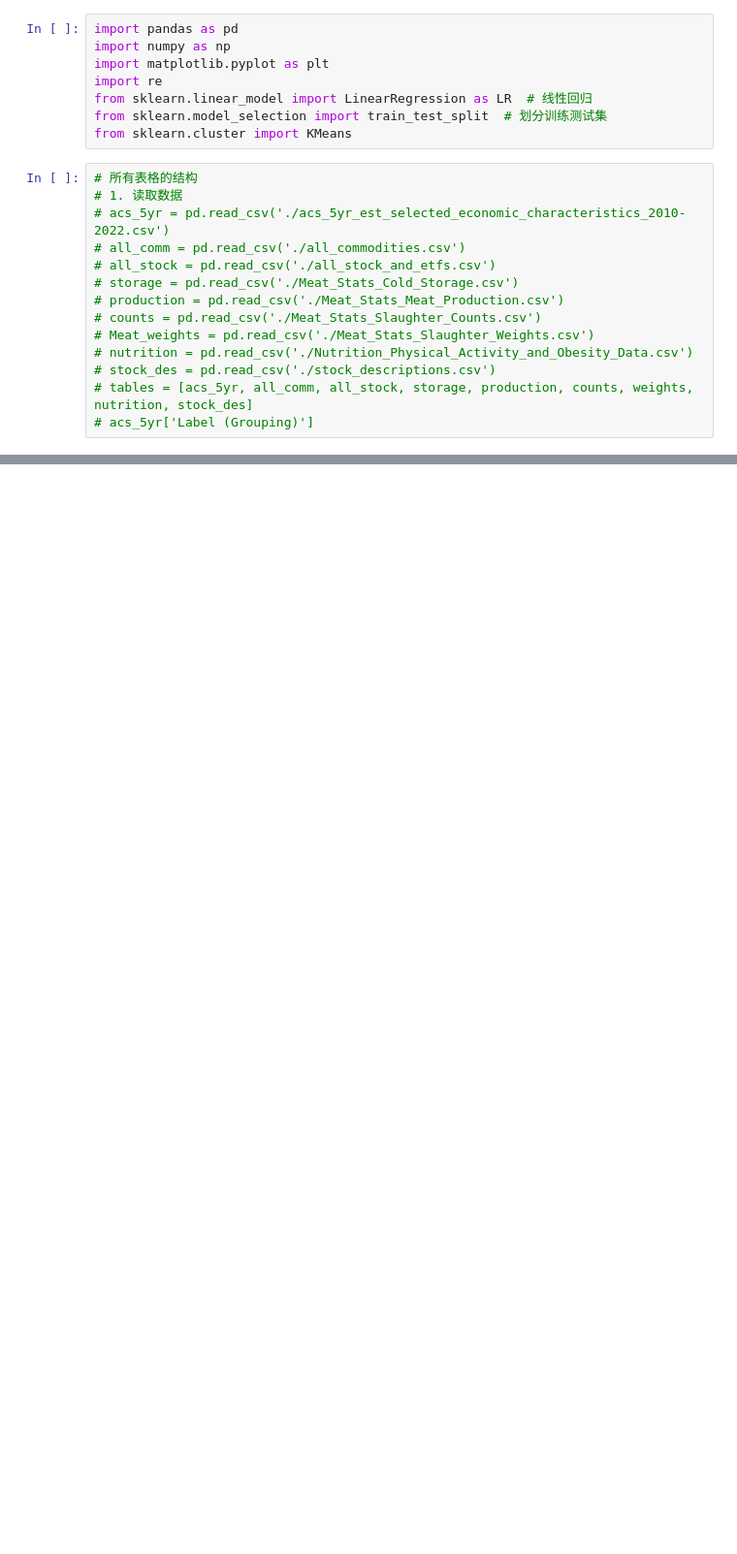
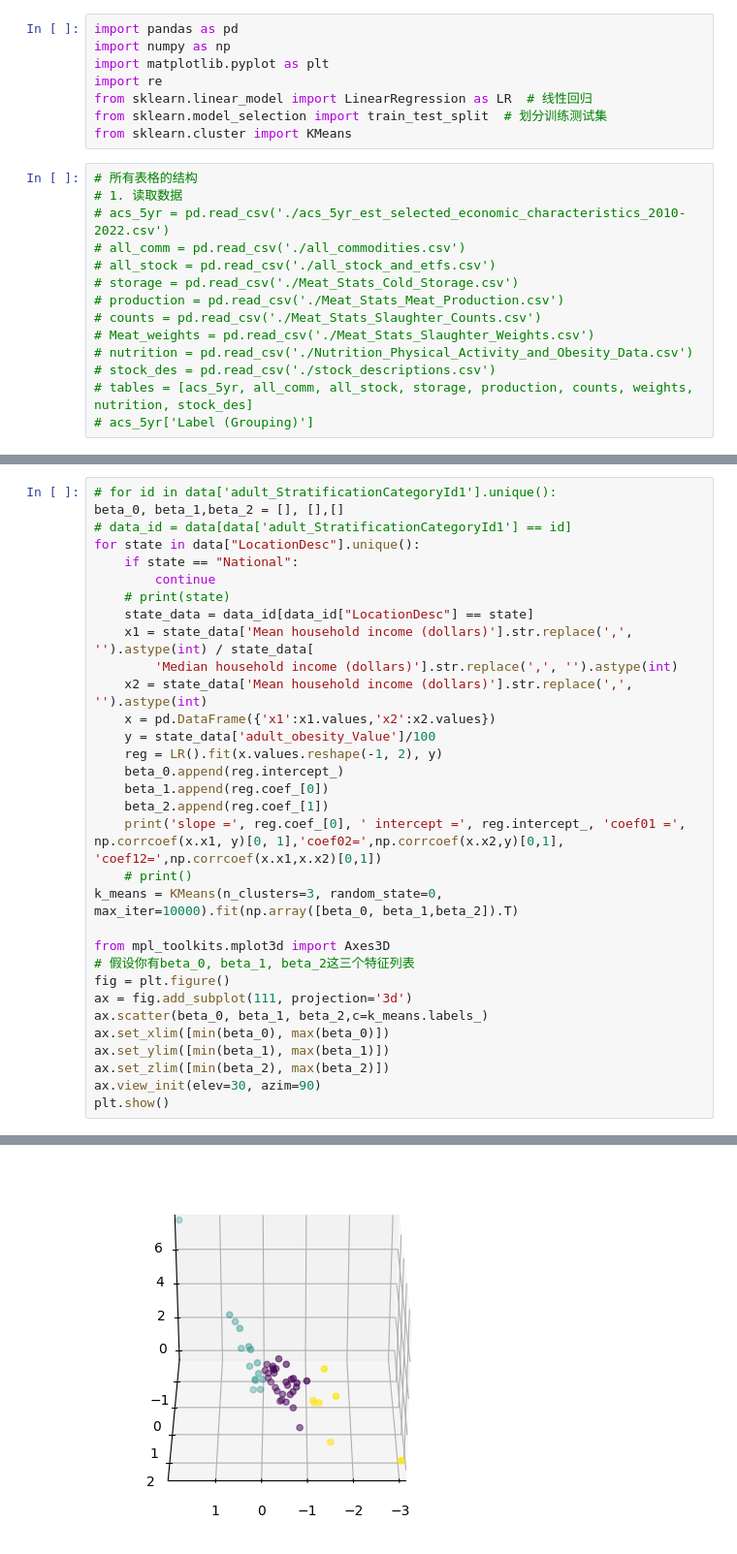
Before and after one commit to largeface-cat/datathon-team30, a Jupyter notebook: kmeans.ipynb, the cells around one changed output, grey strips where cells are left out. Shown at 97% size. Cells and saved outputs as stored; diff of their text form; blank space fills up the shorter version.

```diff
--- a/kmeans.ipynb
+++ b/kmeans.ipynb
@@ -75,0 +182,33 @@ for id in data['StratificationID1'].unique():
+# %%
+# for id in data['adult_StratificationCategoryId1'].unique():
+beta_0, beta_1,beta_2 = [], [],[]
+# data_id = data[data['adult_StratificationCategoryId1'] == id]
+for state in data["LocationDesc"].unique():
+    if state == "National":
+        continue
+    # print(state)
+    state_data = data_id[data_id["LocationDesc"] == state]
+    x1 = state_data['Mean household income (dollars)'].str.replace(',', '').astype(int) / state_data[
+        'Median household income (dollars)'].str.replace(',', '').astype(int)
+    x2 = state_data['Mean household income (dollars)'].str.replace(',', '').astype(int)
+    x = pd.DataFrame({'x1':x1.values,'x2':x2.values})
+    y = state_data['adult_obesity_Value']/100
+    reg = LR().fit(x.values.reshape(-1, 2), y)
+    beta_0.append(reg.intercept_)
+    beta_1.append(reg.coef_[0])
+    beta_2.append(reg.coef_[1])
+    print('slope =', reg.coef_[0], ' intercept =', reg.intercept_, 'coef01 =', np.corrcoef(x.x1, y)[0, 1],'coef02=',np.corrcoef(x.x2,y)[0,1], 'coef12=',np.corrcoef(x.x1,x.x2)[0,1])
+    # print()
+k_means = KMeans(n_clusters=3, random_state=0, max_iter=10000).fit(np.array([beta_0, beta_1,beta_2]).T)
+
+from mpl_toolkits.mplot3d import Axes3D
+# 假设你有beta_0, beta_1, beta_2这三个特征列表
+fig = plt.figure()
+ax = fig.add_subplot(111, projection='3d')
+ax.scatter(beta_0, beta_1, beta_2,c=k_means.labels_)
+ax.set_xlim([min(beta_0), max(beta_0)])
+ax.set_ylim([min(beta_1), max(beta_1)])
+ax.set_zlim([min(beta_2), max(beta_2)])
+ax.view_init(elev=30, azim=90)
+plt.show()
+# %% [output]
@@ -75,0 +232 @@ for id in data['StratificationID1'].unique():
+[figure, added]
```
Also changed, not shown: parts of 8 cells of this notebook.
